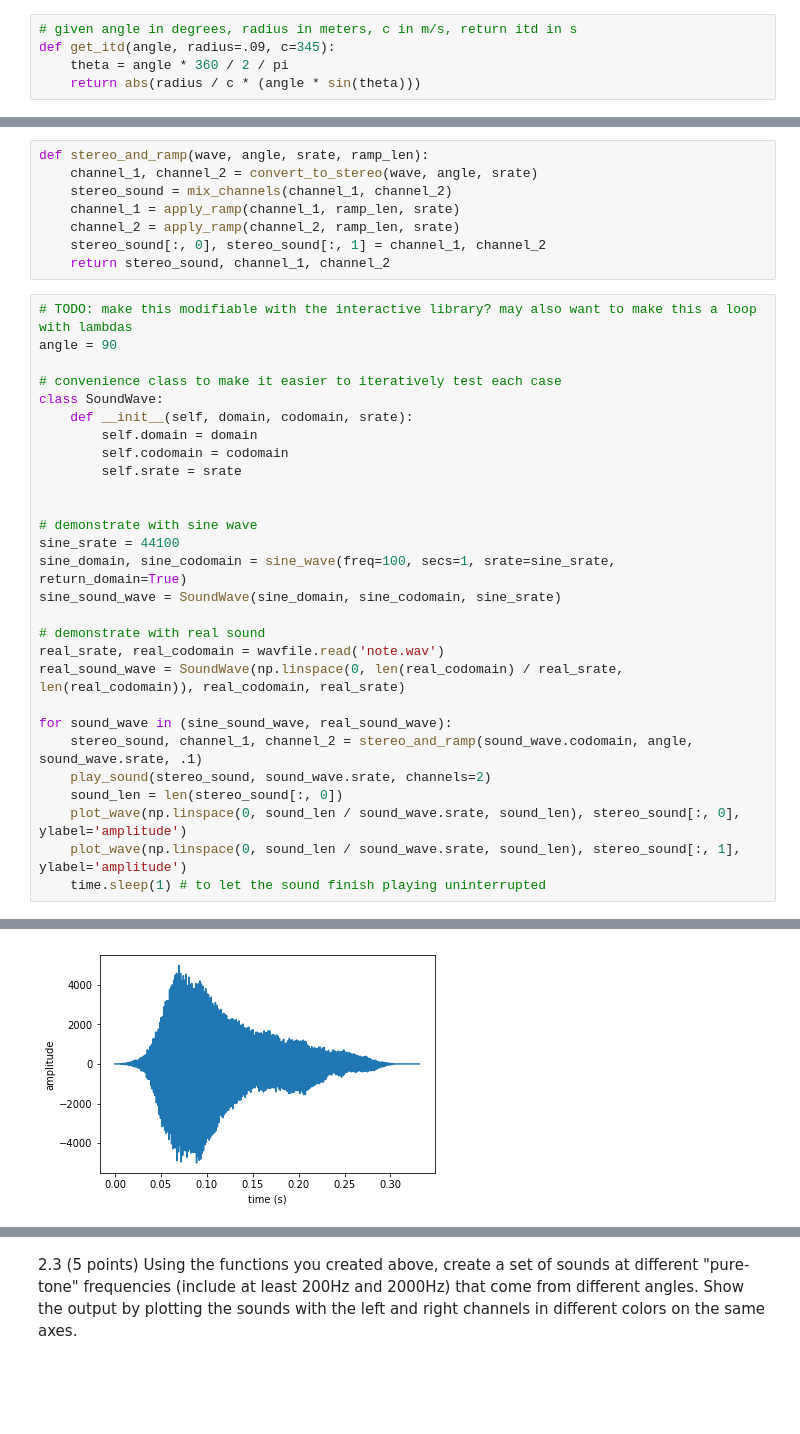
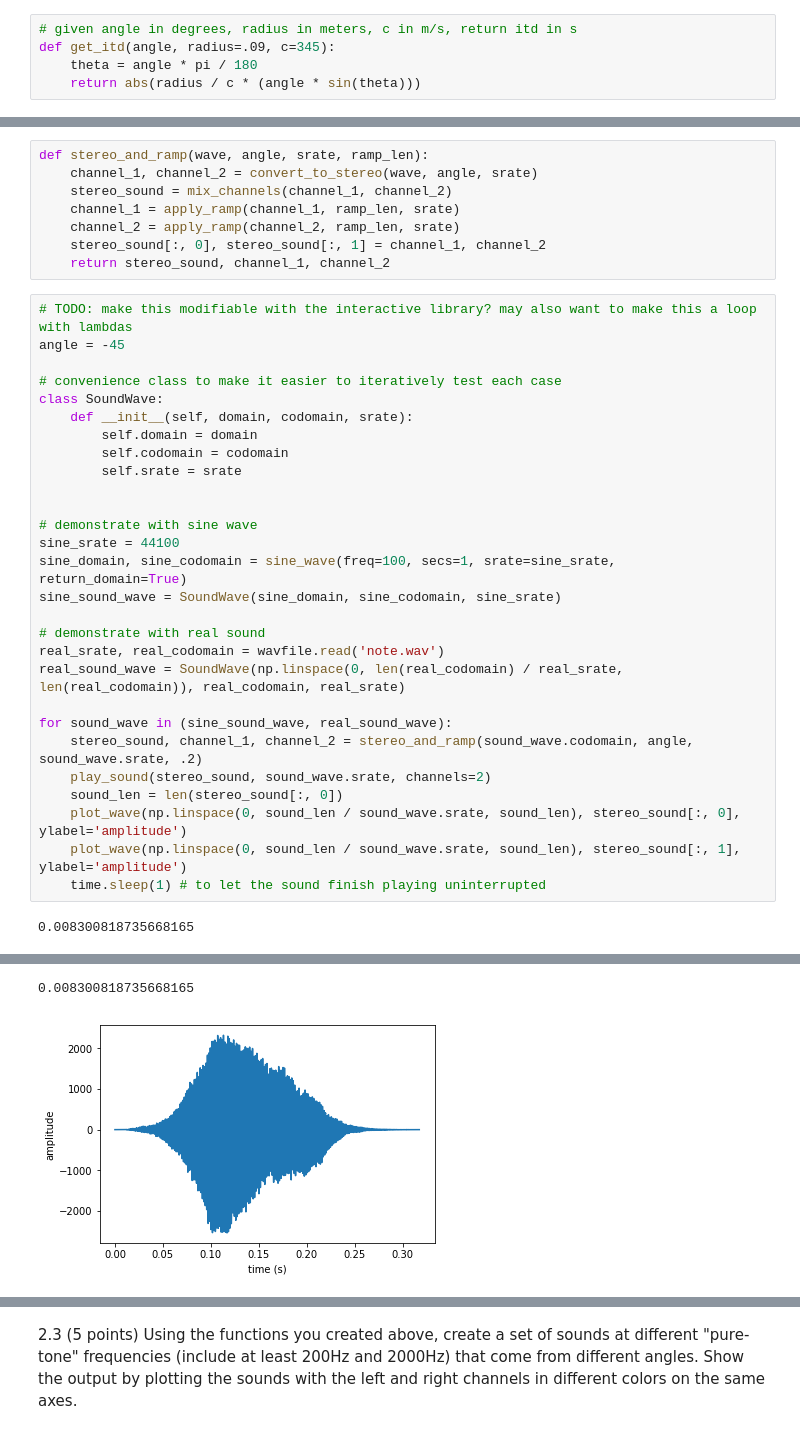
Before and after one commit to brennanmcfarland/computational-perception-class, a Jupyter notebook: CP-A3-bfm21.ipynb, the cells around one changed output, grey strips where cells are left out. Saved outputs shown, nothing was run; the diff lists cells and outputs as text; blank space fills up the shorter version.

Commit message:
fixed angle conversion error and finished part of Q3

```diff
--- a/CP-A3-bfm21.ipynb
+++ b/CP-A3-bfm21.ipynb
@@ -101,7 +101,7 @@ Since we are assuming the sound originates from a point infinitely far away and
 # %%
 # given angle in degrees, radius in meters, c in m/s, return itd in s
 def get_itd(angle, radius=.09, c=345):
-    theta = angle * 360 / 2 / pi
+    theta = angle * pi / 180
     return abs(radius / c * (angle * sin(theta)))
 # %%
 # assumes channels have same sample rate
@@ -177,7 +177,7 @@ def stereo_and_ramp(wave, angle, srate, ramp_len):
     return stereo_sound, channel_1, channel_2
 # %%
 # TODO: make this modifiable with the interactive library? may also want to make this a loop with lambdas
-angle = 90
+angle = -45
 
 # convenience class to make it easier to iteratively test each case
 class SoundWave:
@@ -197,10 +197,11 @@ real_srate, real_codomain = wavfile.read('note.wav')
 real_sound_wave = SoundWave(np.linspace(0, len(real_codomain) / real_srate, len(real_codomain)), real_codomain, real_srate)
 
 for sound_wave in (sine_sound_wave, real_sound_wave):
-    stereo_sound, channel_1, channel_2 = stereo_and_ramp(sound_wave.codomain, angle, sound_wave.srate, .1)
+    stereo_sound, channel_1, channel_2 = stereo_and_ramp(sound_wave.codomain, angle, sound_wave.srate, .2)
     play_sound(stereo_sound, sound_wave.srate, channels=2)
     sound_len = len(stereo_sound[:, 0])
     plot_wave(np.linspace(0, sound_len / sound_wave.srate, sound_len), stereo_sound[:, 0], ylabel='amplitude')
     plot_wave(np.linspace(0, sound_len / sound_wave.srate, sound_len), stereo_sound[:, 1], ylabel='amplitude')
     time.sleep(1) # to let the sound finish playing uninterrupted
 # %% [output]
+0.008300818735668165
@@ -209 +210,2 @@ for sound_wave in (sine_sound_wave, real_sound_wave):
+0.008300818735668165
-[figure, old version]
+[figure, new version]
```
Also changed, not shown: parts of 12 cells of this notebook.
